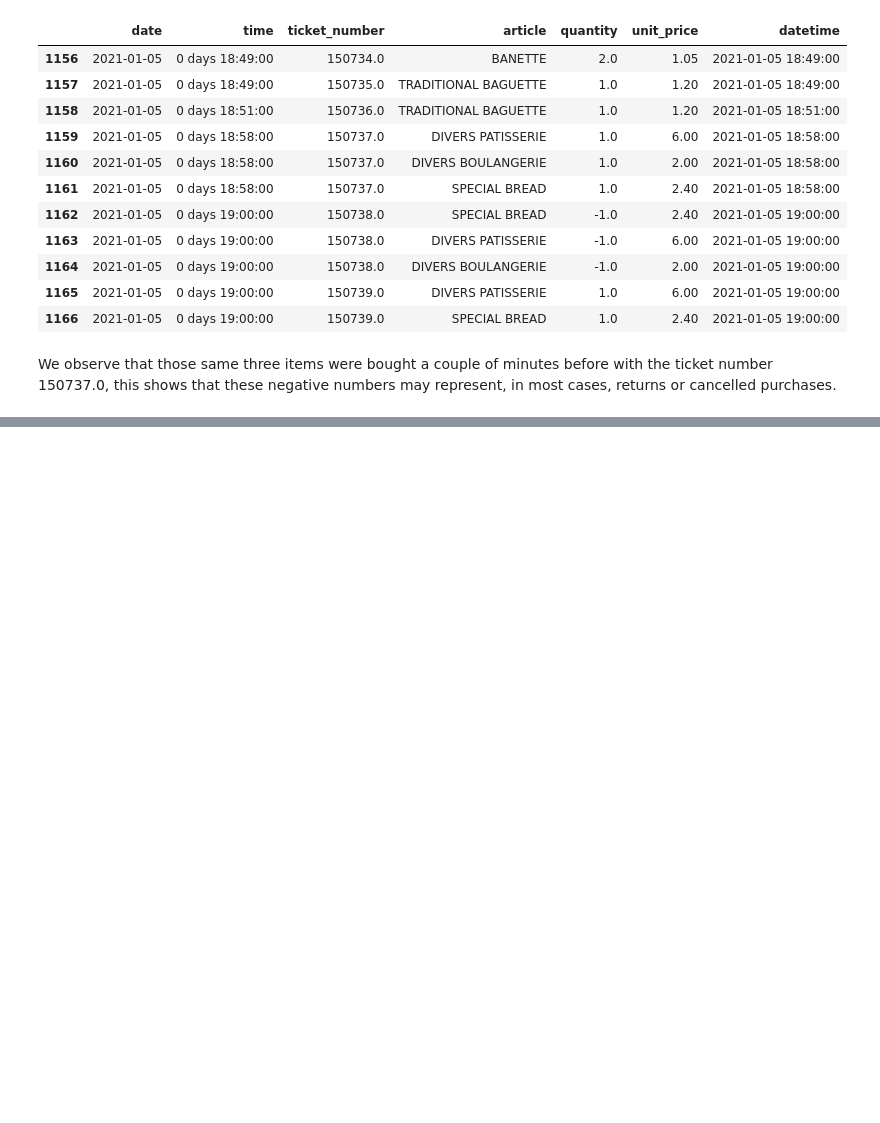
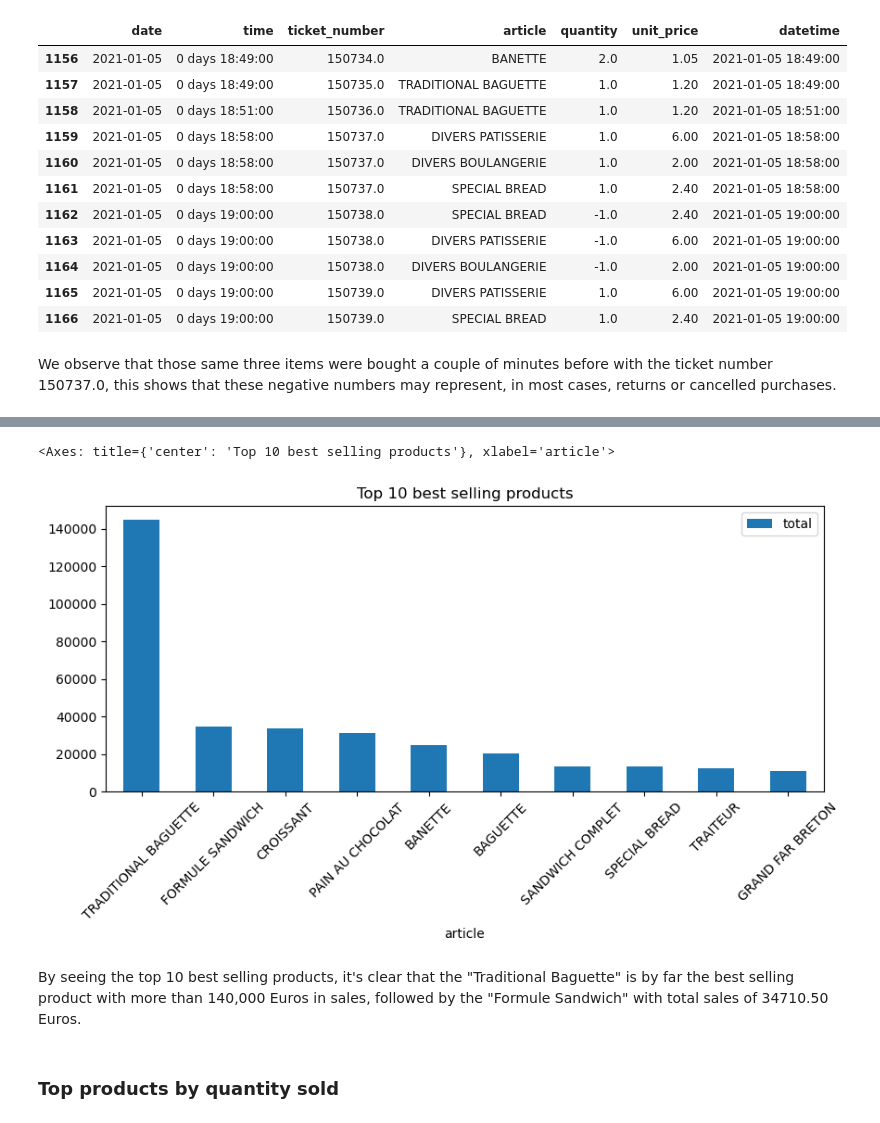
Before and after one commit to fedemaximovicz/BakerySales, a Jupyter notebook: bakery_sales.ipynb, the cells around one changed output, grey strips where cells are left out. Drawn from its saved outputs; the diff is of its cells as text; code cells hidden in the pictures; blank space fills up the shorter version.

Commit message:
continued cleaning data, changed my mind about separating sales and returns. started analyzing best selling and low-performing products

```diff
--- a/bakery_sales.ipynb
+++ b/bakery_sales.ipynb
@@ -259,0 +339,2 @@ memory usage: 80.9+ KB
+# %%
+df = df[df['article'] != '.']
@@ -259,0 +362,2 @@ memory usage: 80.9+ KB
+# %%
+df['total'] = df['quantity'] * df['unit_price']
@@ -259,0 +382,3 @@ memory usage: 80.9+ KB
+# %%
+sales_by_product = df.groupby('article')['total'].sum().reset_index().set_index('article').sort_values(by='total', ascending=False)
+sales_by_product
@@ -259,0 +417,9 @@ memory usage: 80.9+ KB
+# %%
+sales_by_product.head(10).plot(kind="bar", figsize=(10,4),title="Top 10 best selling products", rot=45)
+# %% [output]
+<Axes: title={'center': 'Top 10 best selling products'}, xlabel='article'>
+[figure, added]
+# %% [markdown]
+By seeing the top 10 best selling products, it's clear that the "Traditional Baguette" is by far the best selling product with more than 140,000 Euros in sales, followed by the "Formule Sandwich" with total sales of 34710.50 Euros.
+# %% [markdown]
+### Top products by quantity sold
```
Also changed, not shown: parts of 50 cells of this notebook.
